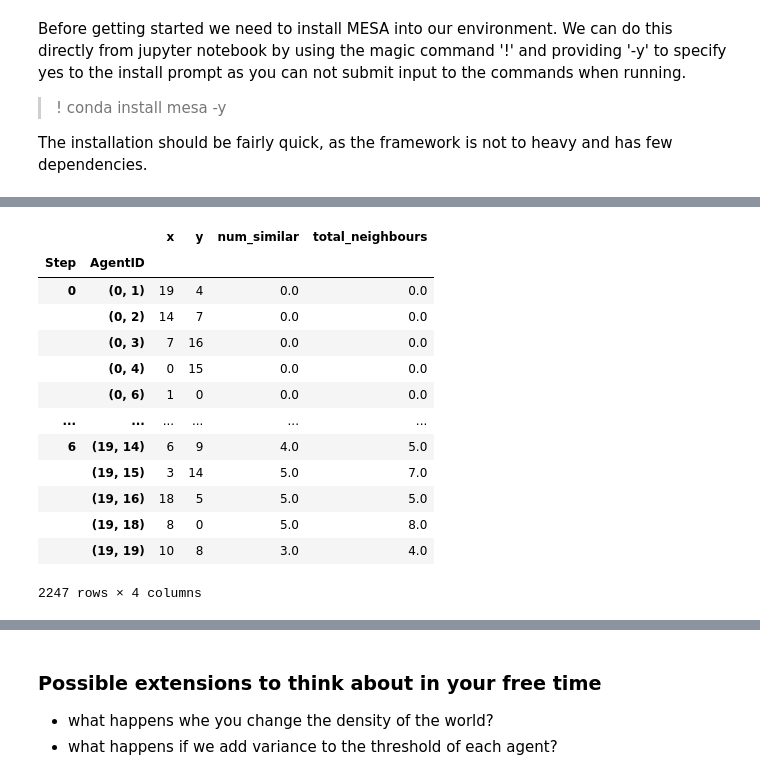
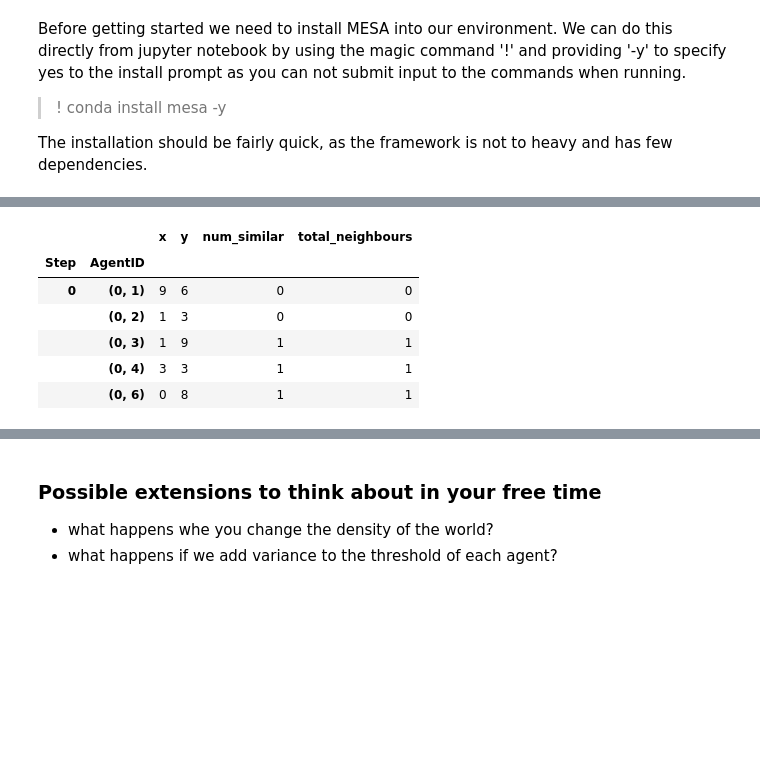
Before and after one commit to mateoneira/urban_simulation, a Jupyter notebook: practicals/week 5/Intro to ABM.ipynb, the cells around one changed output, grey strips where cells are left out. Drawn from its saved outputs; the diff is of its cells as text; code cells hidden in the pictures; blank space fills up the shorter version.

````diff
--- a/practicals/week 5/Intro to ABM.ipynb
+++ b/practicals/week 5/Intro to ABM.ipynb
@@ -206,10 +252,16 @@ from mesa.time import RandomActivation
 schedule = RandomActivation(model)
 ```
 # %%
-# we put this all together in our model class
+#we put this all together in our model class
 #similar to agents, we inheret from mesa.Model class
 class Schelling(Model):
     def __init__(self, size, density, percent_minority, threshold):
+        """
+        size: tuple (width, height) of the size of the grid
+        density: float from 0-1
+        percent_minority: float 0-1
+        threshold: float 0-1
+        """
         #setup initial variables
         self.size =  size
         self.density = density
@@ -235,6 +287,7 @@ class Schelling(Model):
         )
 
         #setup agents by iterating through the grid and placing agents at random
+        agent_count = 0
         for cell in self.grid.coord_iter():
             #each sell is a tuple with 3 values (agent, x, y)
             x = cell[1]
@@ -255,6 +308,7 @@ class Schelling(Model):
 
                 #add agent to scheduler
                 self.schedule.add(agent)
+                agent_count +=1
 
         self.running = True
         self.datacollector.collect(self)
@@ -264,7 +318,9 @@ class Schelling(Model):
 
         self.datacollector.collect(self)
 
+        #check if all agents are happy
         if self.happy() == 1.0:
+            #if all agents are happy stop the model
             self.running = False
 
     def happy(self):
@@ -296,13 +352,12 @@ model = Schelling((10,10), 0.8,0.5,0.3)
 ```
 # %%
 #we instantiate our model with the parameters of interest
-model = Schelling((20,20), 0.8,0.5,0.3)
+model = Schelling((10,10), 0.8,0.5,0.3)
 
 #we run our model
 #notice we run it in a while loop
 #this is because in some cases, our model may not converge
 #(no matter how long we run the model, not all agents will ever be happy!)
-
 while model.running and model.schedule.steps < 100:
     model.step()
 print(model.schedule.steps) # Show how many steps have actually run
@@ -333,18 +388,11 @@ model_out.head()
 # %%
 agent_out = model.datacollector.get_agent_vars_dataframe()
-agent_out
+agent_out.head()
 # %% [output]
 |  |  | x | y | num_similar | total_neighbours |
 | Step | AgentID |  |  |  |  |
-| 0 | (0, 1) | 19 | 4 | 0.0 | 0.0 |
-|  | (0, 2) | 14 | 7 | 0.0 | 0.0 |
-|  | (0, 3) | 7 | 16 | 0.0 | 0.0 |
-|  | (0, 4) | 0 | 15 | 0.0 | 0.0 |
-|  | (0, 6) | 1 | 0 | 0.0 | 0.0 |
-| ... | ... | ... | ... | ... | ... |
-| 6 | (19, 14) | 6 | 9 | 4.0 | 5.0 |
-|  | (19, 15) | 3 | 14 | 5.0 | 7.0 |
-|  | (19, 16) | 18 | 5 | 5.0 | 5.0 |
-|  | (19, 18) | 8 | 0 | 5.0 | 8.0 |
-|  | (19, 19) | 10 | 8 | 3.0 | 4.0 |
+| 0 | (0, 1) | 9 | 6 | 0 | 0 |
+|  | (0, 2) | 1 | 3 | 0 | 0 |
+|  | (0, 3) | 1 | 9 | 1 | 1 |
+|  | (0, 4) | 3 | 3 | 1 | 1 |
+|  | (0, 6) | 0 | 8 | 1 | 1 |
-2247 rows × 4 columns
````
Also changed, not shown: parts of 28 cells of this notebook, 20 other files.
